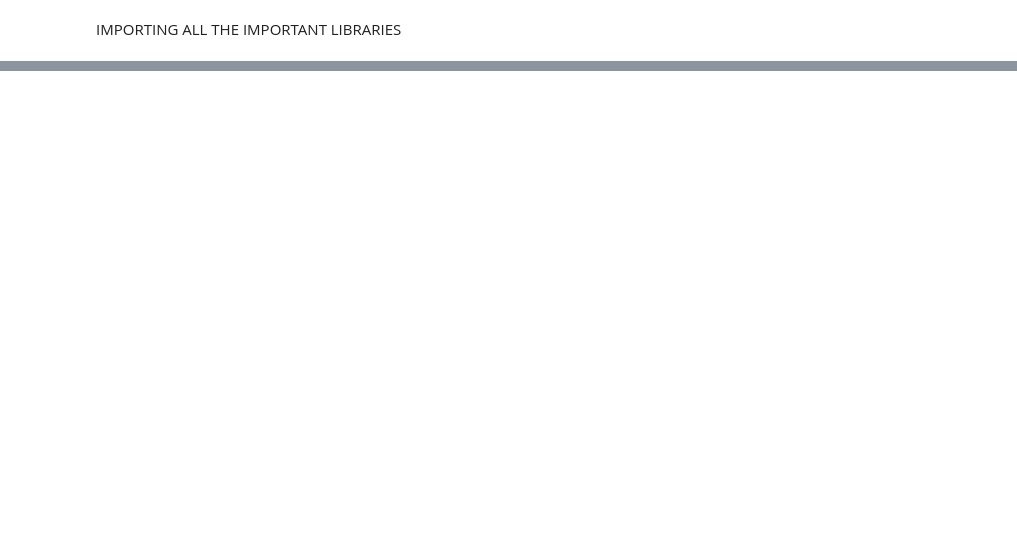
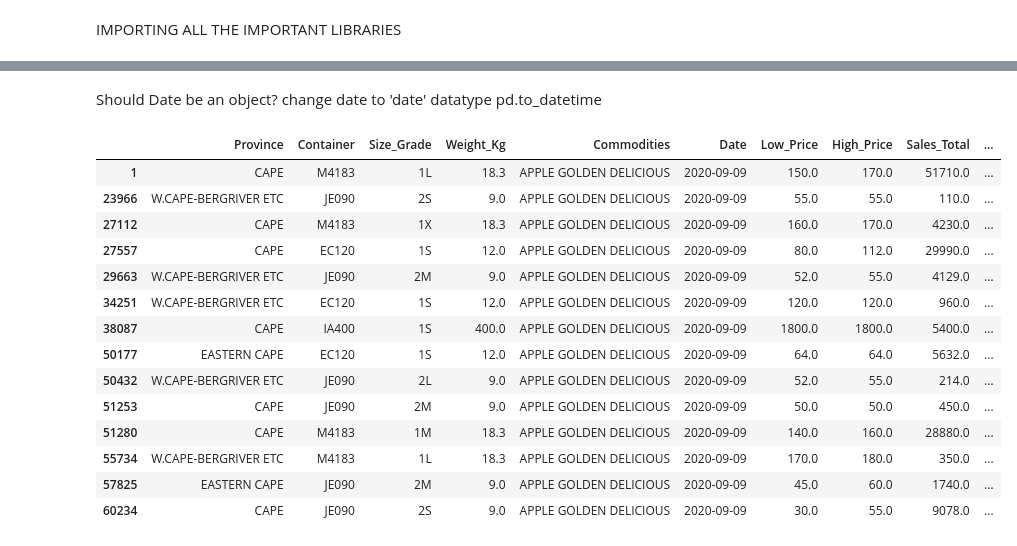
Before and after one commit to Cwaita/regression-apples-predict-api-template, a Jupyter notebook: ZM TEAM 2.ipynb, the cells around one changed output, grey strips where cells are left out. Cells and saved outputs as stored; diff of their text form; code cells hidden in the pictures; blank space fills up the shorter version.

```diff
--- a/ZM TEAM 2.ipynb
+++ b/ZM TEAM 2.ipynb
@@ -43,0 +55,2 @@ train.head(3)
+# %%
+df = pd.read_csv('https://raw.githubusercontent.com/ShaniPillay/regression-apples-predict-api-template/main/utils/data/train_data.csv')
@@ -43,0 +103,3 @@ train.head(3)
+# %%
+df1=df.copy()
+df_Apple=df1.loc[df1['Commodities'] == 'APPLE GOLDEN DELICIOUS']
@@ -43,0 +164,22 @@ train.head(3)
+# %% [markdown]
+Should Date be an object?
+change date to 'date' datatype
+pd.to_datetime
+# %%
+df_Apple.loc[df_Apple['Date'] == '2020-09-09']
+# %% [output]
+|  | Province | Container | Size_Grade | Weight_Kg | Commodities | Date | Low_Price | High_Price | Sales_Total | ... |
+| 1 | CAPE | M4183 | 1L | 18.3 | APPLE GOLDEN DELICIOUS | 2020-09-09 | 150.0 | 170.0 | 51710.0 | ... |
+| 23966 | W.CAPE-BERGRIVER ETC | JE090 | 2S | 9.0 | APPLE GOLDEN DELICIOUS | 2020-09-09 | 55.0 | 55.0 | 110.0 | ... |
+| 27112 | CAPE | M4183 | 1X | 18.3 | APPLE GOLDEN DELICIOUS | 2020-09-09 | 160.0 | 170.0 | 4230.0 | ... |
+| 27557 | CAPE | EC120 | 1S | 12.0 | APPLE GOLDEN DELICIOUS | 2020-09-09 | 80.0 | 112.0 | 29990.0 | ... |
+| 29663 | W.CAPE-BERGRIVER ETC | JE090 | 2M | 9.0 | APPLE GOLDEN DELICIOUS | 2020-09-09 | 52.0 | 55.0 | 4129.0 | ... |
+| 34251 | W.CAPE-BERGRIVER ETC | EC120 | 1S | 12.0 | APPLE GOLDEN DELICIOUS | 2020-09-09 | 120.0 | 120.0 | 960.0 | ... |
+| 38087 | CAPE | IA400 | 1S | 400.0 | APPLE GOLDEN DELICIOUS | 2020-09-09 | 1800.0 | 1800.0 | 5400.0 | ... |
+| 50177 | EASTERN CAPE | EC120 | 1S | 12.0 | APPLE GOLDEN DELICIOUS | 2020-09-09 | 64.0 | 64.0 | 5632.0 | ... |
+| 50432 | W.CAPE-BERGRIVER ETC | JE090 | 2L | 9.0 | APPLE GOLDEN DELICIOUS | 2020-09-09 | 52.0 | 55.0 | 214.0 | ... |
+| 51253 | CAPE | JE090 | 2M | 9.0 | APPLE GOLDEN DELICIOUS | 2020-09-09 | 50.0 | 50.0 | 450.0 | ... |
+| 51280 | CAPE | M4183 | 1M | 18.3 | APPLE GOLDEN DELICIOUS | 2020-09-09 | 140.0 | 160.0 | 28880.0 | ... |
+| 55734 | W.CAPE-BERGRIVER ETC | M4183 | 1L | 18.3 | APPLE GOLDEN DELICIOUS | 2020-09-09 | 170.0 | 180.0 | 350.0 | ... |
+| 57825 | EASTERN CAPE | JE090 | 2M | 9.0 | APPLE GOLDEN DELICIOUS | 2020-09-09 | 45.0 | 60.0 | 1740.0 | ... |
+| 60234 | CAPE | JE090 | 2S | 9.0 | APPLE GOLDEN DELICIOUS | 2020-09-09 | 30.0 | 55.0 | 9078.0 | ... |
```
Also changed, not shown: parts of 14 cells of this notebook, 1 other file.
